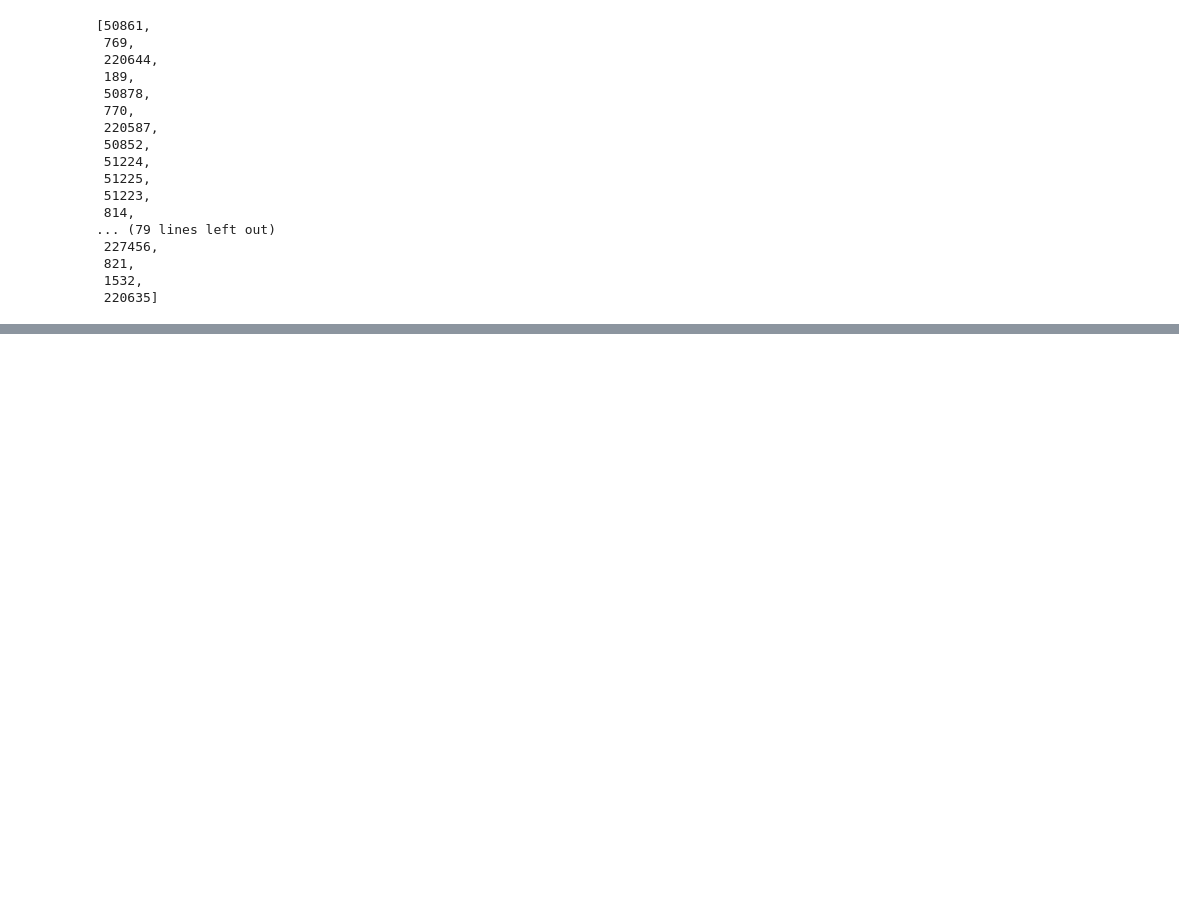
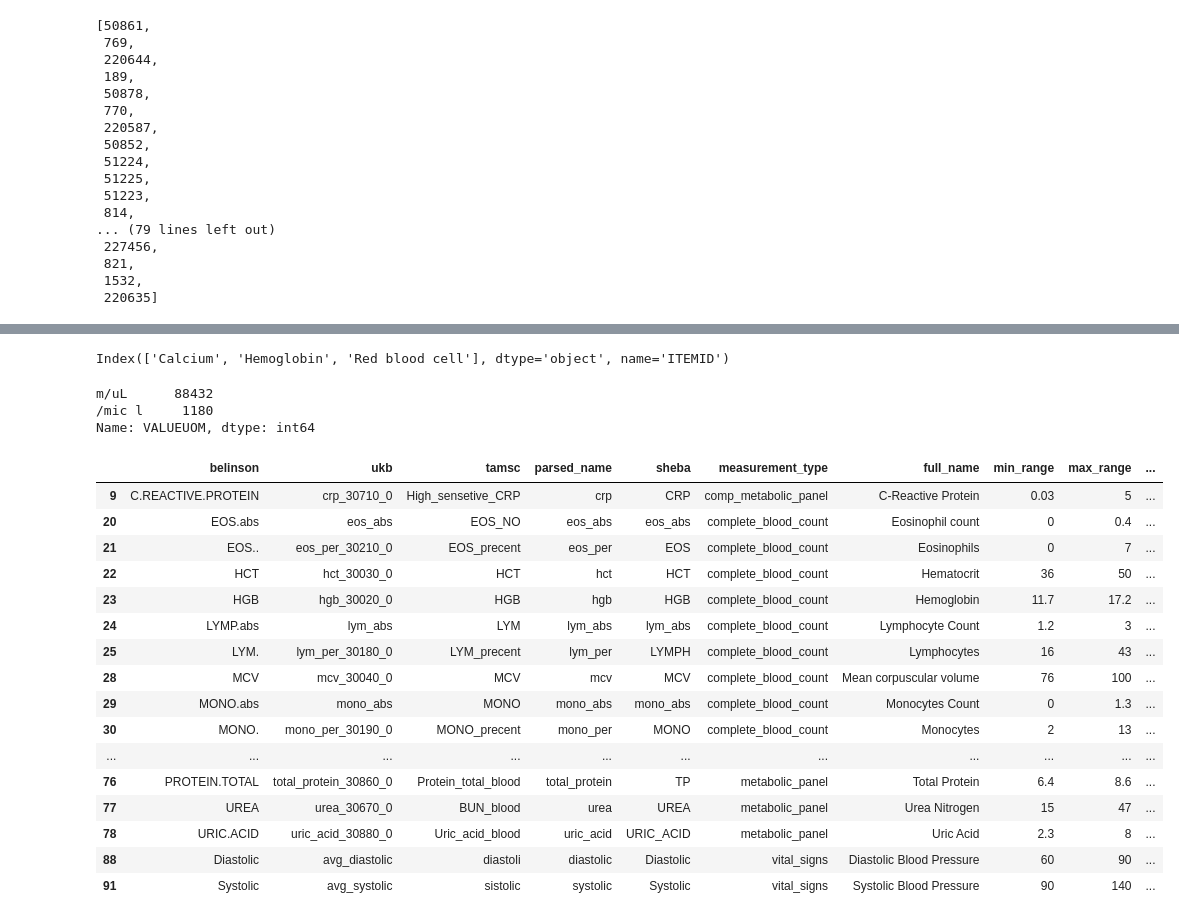
Before and after one commit to dancoster/DrugLab, a Jupyter notebook: main v1 - mimic - dev.ipynb, the cells around one changed output, grey strips where cells are left out. Cells and saved outputs as stored; diff of their text form; code cells hidden in the pictures; blank space fills up the shorter version.

```diff
--- a/main.ipynb
+++ b/main v1 - mimic - dev.ipynb
@@ -583,0 +621,34 @@ m_p_df = pd.merge(inputevents_mv, med_data, how="inner", on="ITEMID")
+# %%
+uom_lab_out_itemids
+# %% [output]
+Index(['Calcium', 'Hemoglobin', 'Red blood cell'], dtype='object', name='ITEMID')
+# %%
+temp_lab =  m_labs[["HADM_ID", "ITEMID", "VALUE", "VALUEUOM"]]
+error_lab_cases = temp_lab[temp_lab.ITEMID.isin(uom_lab_out_itemids)]
+error_lab_cases[error_lab_cases["ITEMID"]=="Red blood cell"].VALUEUOM.value_counts()
+# %% [output]
+m/uL      88432
+/mic l     1180
+Name: VALUEUOM, dtype: int64
+# %%
+mapping_inhumane = pd.read_csv(os.path.join("/Users/pavan/Library/CloudStorage/GoogleDrive-f20190038@hyderabad.bits-pilani.ac.in/.shortcut-targets-by-id/1ubRltB1OByqQIbGfHVuao0jJfcCh0KRe/TAU/temp_mapping_140722_partial - temp_mapping_140722_partial.csv"))
+# %%
+mapping_inhumane.dropna()
+# %% [output]
+|  | belinson | ukb | tamsc | parsed_name | sheba | measurement_type | full_name | min_range | max_range | ... |
+| 9 | C.REACTIVE.PROTEIN | crp_30710_0 | High_sensetive_CRP | crp | CRP | comp_metabolic_panel | C-Reactive Protein | 0.03 | 5 | ... |
+| 20 | EOS.abs | eos_abs | EOS_NO | eos_abs | eos_abs | complete_blood_count | Eosinophil count | 0 | 0.4 | ... |
+| 21 | EOS.. | eos_per_30210_0 | EOS_precent | eos_per | EOS | complete_blood_count | Eosinophils | 0 | 7 | ... |
+| 22 | HCT | hct_30030_0 | HCT | hct | HCT | complete_blood_count | Hematocrit | 36 | 50 | ... |
+| 23 | HGB | hgb_30020_0 | HGB | hgb | HGB | complete_blood_count | Hemoglobin | 11.7 | 17.2 | ... |
+| 24 | LYMP.abs | lym_abs | LYM | lym_abs | lym_abs | complete_blood_count | Lymphocyte Count | 1.2 | 3 | ... |
+| 25 | LYM. | lym_per_30180_0 | LYM_precent | lym_per | LYMPH | complete_blood_count | Lymphocytes | 16 | 43 | ... |
+| 28 | MCV | mcv_30040_0 | MCV | mcv | MCV | complete_blood_count | Mean corpuscular volume | 76 | 100 | ... |
+| 29 | MONO.abs | mono_abs | MONO | mono_abs | mono_abs | complete_blood_count | Monocytes Count | 0 | 1.3 | ... |
+| 30 | MONO. | mono_per_30190_0 | MONO_precent | mono_per | MONO | complete_blood_count | Monocytes | 2 | 13 | ... |
+| ... | ... | ... | ... | ... | ... | ... | ... | ... | ... | ... |
+| 76 | PROTEIN.TOTAL | total_protein_30860_0 | Protein_total_blood | total_protein | TP | metabolic_panel | Total Protein | 6.4 | 8.6 | ... |
+| 77 | UREA | urea_30670_0 | BUN_blood | urea | UREA | metabolic_panel | Urea Nitrogen | 15 | 47 | ... |
+| 78 | URIC.ACID | uric_acid_30880_0 | Uric_acid_blood | uric_acid | URIC_ACID | metabolic_panel | Uric Acid | 2.3 | 8 | ... |
+| 88 | Diastolic | avg_diastolic | diastoli | diastolic | Diastolic | vital_signs | Diastolic Blood Pressure | 60 | 90 | ... |
+| 91 | Systolic | avg_systolic | sistolic | systolic | Systolic | vital_signs | Systolic Blood Pressure | 90 | 140 | ... |
```
Also changed, not shown: parts of 10 cells of this notebook, 19 other files.
